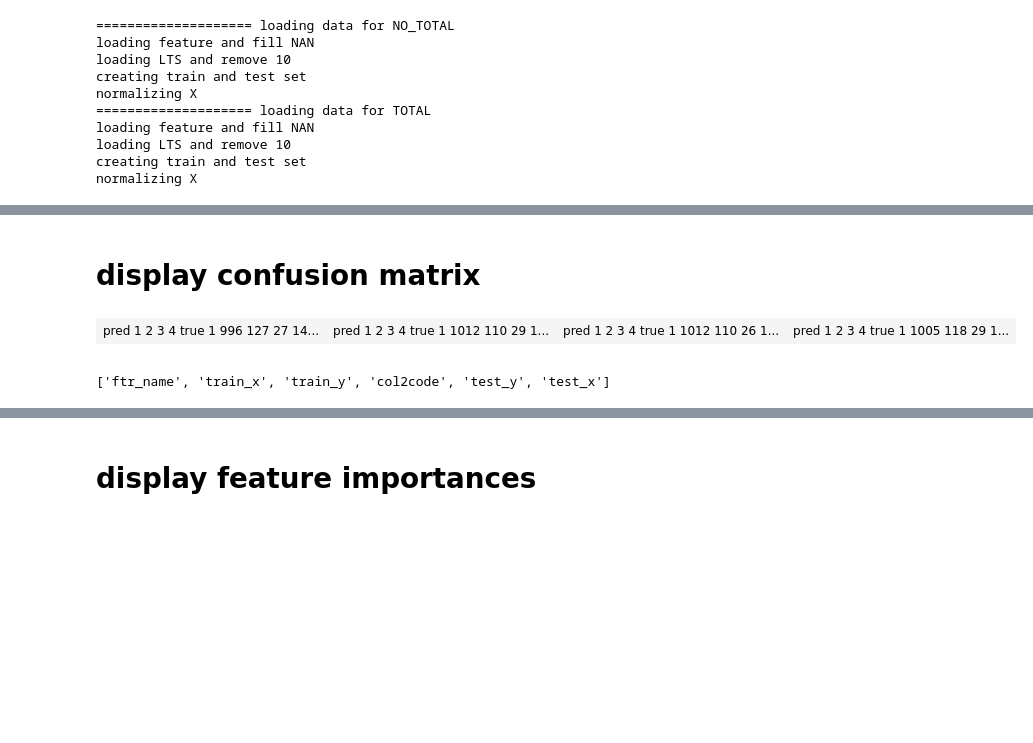
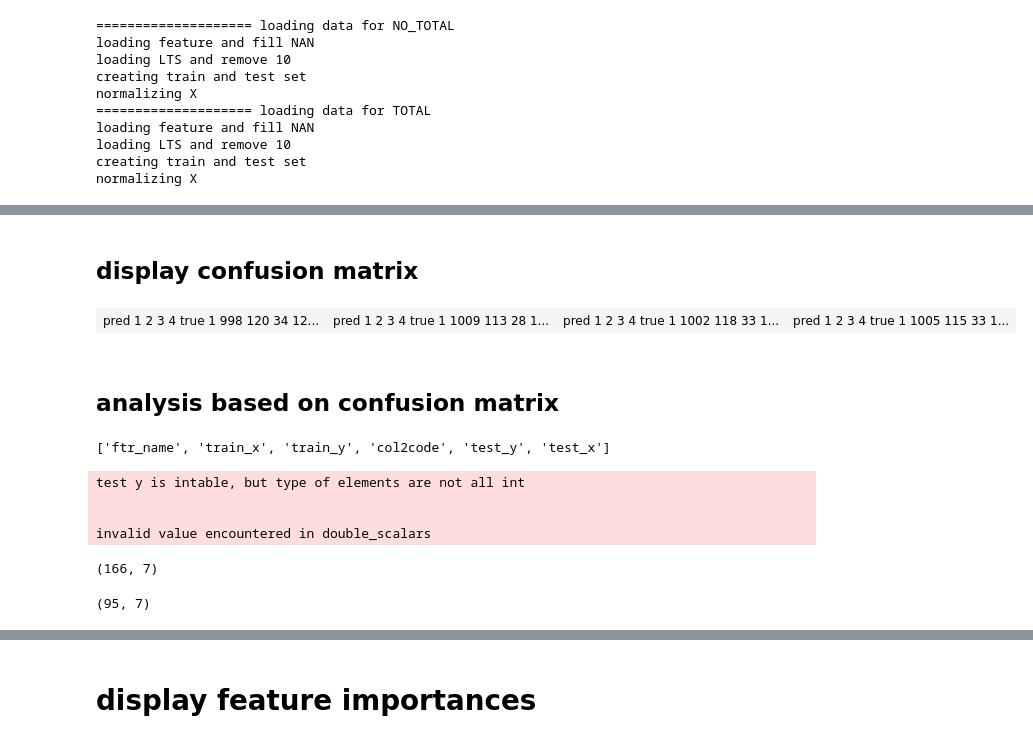
Before and after one commit to JHWu92/Cycling_safety, a Jupyter notebook: open_data_analysis/ANA-PRED - LTS.ipynb, the cells around one changed output, grey strips where cells are left out. Cells and saved outputs as stored; diff of their text form; code cells hidden in the pictures; blank space fills up the shorter version.

Commit message:
ADD - diff featrue ranking by stat test and plot

```diff
--- a/open_data_analysis/ANA-PRED - LTS.ipynb
+++ b/open_data_analysis/ANA-PRED - LTS.ipynb
@@ -41,9 +96,6 @@ normalizing X
 # %%
-def ana_a_model(ds, model, param, kind, name, cv_dir):
-
-    train_x, train_y, test_x, test_y, ftr_name = ds['train_x'], ds['train_y'], ds['test_x'], ds['test_y'], ds['ftr_name']
-
-    grid_cv_a_model(train_x, train_y, model, param, kind, name, path=cv_dir, verbose=True)
+def ana_a_model(ds, model, top=30):
+    test_x, test_y, ftr_name = ds['test_x'], ds['test_y'], ds['ftr_name']
     cfsn = confusion_matrix_as_df(model, test_x, test_y, labels=[1,2,3,4])
-    imp = show_important_features(model, labels=ftr_name, top=10, set_std=True, show_plt=False)
+    imp = show_important_features(model, labels=ftr_name, top=top, set_std=True, show_plt=False)
     return cfsn, imp
@@ -96,16 +102,30 @@ loaded existing result for model: GDBcls
+# %%
+ana_res = {}
+for total_or_not in ['TOTAL', 'NO_TOTAL']:
+
+    ds = datasets[total_or_not]
+    ms = loaded_models[total_or_not]
+    res = {}
+    for key, m in ms.items():
+        cfsn, imp = ana_a_model(ds, m, top=20)
+        res['cfsn_'+key] = cfsn
+        res['imp_'+key] = imp
+    ana_res[total_or_not] = res
 # %% [markdown]
-# display confusion matrix
+## display confusion matrix
 # %%
 list_dfs = [
-    res['TOTAL']['cfsn_rf'],
-    res['NO_TOTAL']['cfsn_rf'],
-    res['TOTAL']['cfsn_gbst'],
-    res['NO_TOTAL']['cfsn_gbst'],
+    ana_res['TOTAL']['cfsn_rf'],
+    ana_res['NO_TOTAL']['cfsn_rf'],
+    ana_res['TOTAL']['cfsn_gbst'],
+    ana_res['NO_TOTAL']['cfsn_gbst'],
 ]
 multi_column_df_display(list_dfs)
 # %% [output]
-| pred 1 2 3 4 true 1 996 127 27 14... | pred 1 2 3 4 true 1 1012 110 29 1... | pred 1 2 3 4 true 1 1012 110 26 1... | pred 1 2 3 4 true 1 1005 118 29 1... |
+| pred 1 2 3 4 true 1 998 120 34 12... | pred 1 2 3 4 true 1 1009 113 28 1... | pred 1 2 3 4 true 1 1002 118 33 1... | pred 1 2 3 4 true 1 1005 115 33 1... |
 |  |  |  |  |
+# %% [markdown]
+## analysis based on confusion matrix
 # %%
 datasets['TOTAL'].keys()
 # %% [output]
@@ -123,0 +145,22 @@ from wKit.ML.sk_ml import *
+# %%
+target_tp = [(2, 1), (2, 2)]
+df = ftr_diff_stat_test(fitted_model, test_x, test_y, target_tp)
+mask = (df.annova1way_siglv!='') | (df.kruskal_signlv!='')
+true2_pred12 = df[mask].mean_dff.reset_index().values
+print df[mask].shape
+# df[mask]
+# %% [output]
+test y is intable, but type of elements are not all int
+
+
+invalid value encountered in double_scalars
+(166, 7)
+# %%
+target_tp = [(2, 1), (1, 1)]
+df = ftr_diff_stat_test(fitted_model, test_x, test_y, target_tp)
+mask = (df.annova1way_siglv!='') | (df.kruskal_signlv!='')
+true12_pred1 = df[mask].mean_dff.reset_index().values
+print df[mask].shape
+# df[mask]
+# %% [output]
+(95, 7)
```
Also changed, not shown: parts of 19 cells of this notebook.
